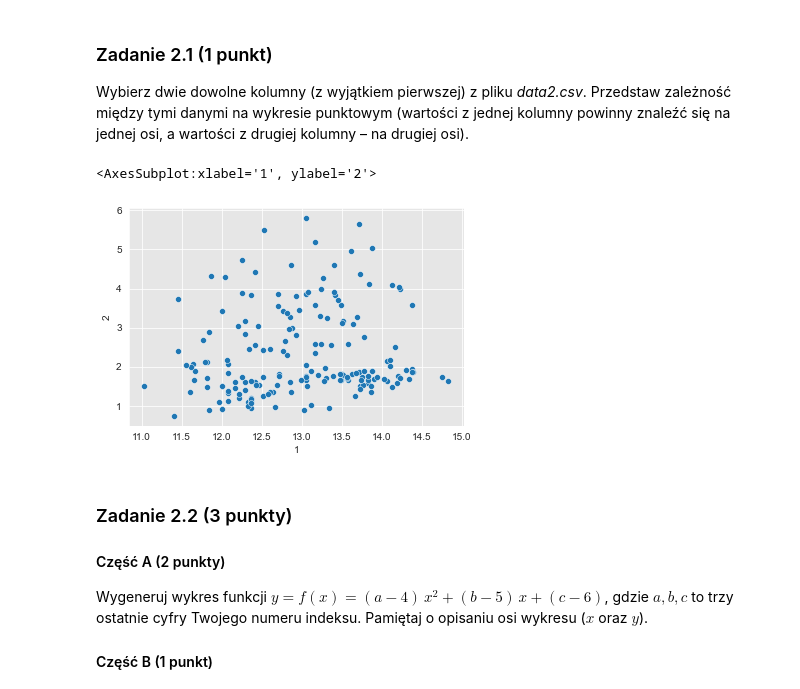
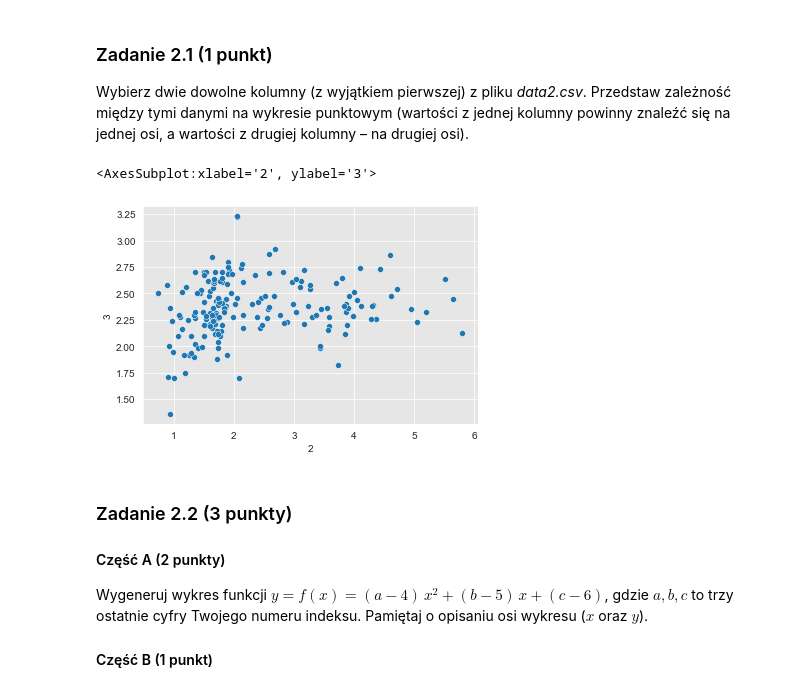
Before and after one commit to phenolophthaleinum/um, a Jupyter notebook: um-2.ipynb, the cells around one changed output. Saved outputs shown, nothing was run; the diff lists cells and outputs as text; code cells hidden in the pictures.

```diff
--- a/um-2.ipynb
+++ b/um-2.ipynb
@@ -480,15 +480,15 @@ Wybierz dwie dowolne kolumny (z wyjątkiem pierwszej) z pliku *data2.csv*. Przed
 # %%
 import pandas as pd
 import seaborn as sns
 
 
 sns.set_style("darkgrid", {"axes.facecolor": ".9"})
 
 data = pd.read_csv('data2.csv', header=None)
-sns.scatterplot(x=data.iloc[:, 1], y=data.iloc[:, 2])
+sns.scatterplot(x=data.iloc[:, 2], y=data.iloc[:, 3])
 # %% [output]
-<AxesSubplot:xlabel='1', ylabel='2'>
+<AxesSubplot:xlabel='2', ylabel='3'>
-[figure, old version]
+[figure, new version]
 # %% [markdown]
 ### Zadanie 2.2 (3 punkty)
 
```
